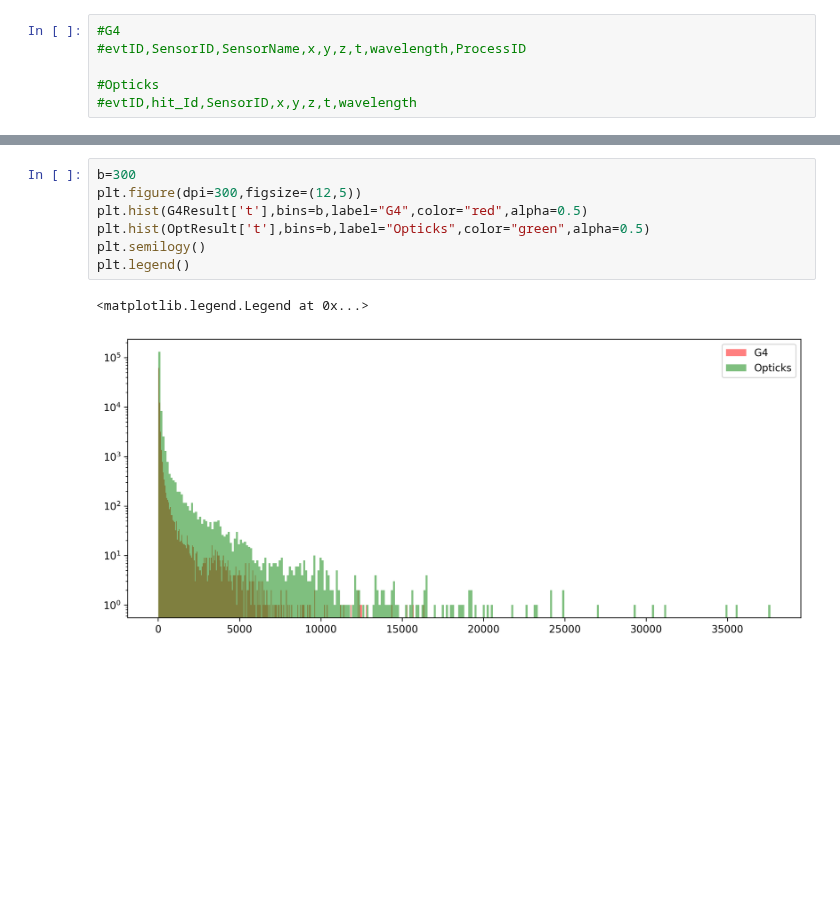
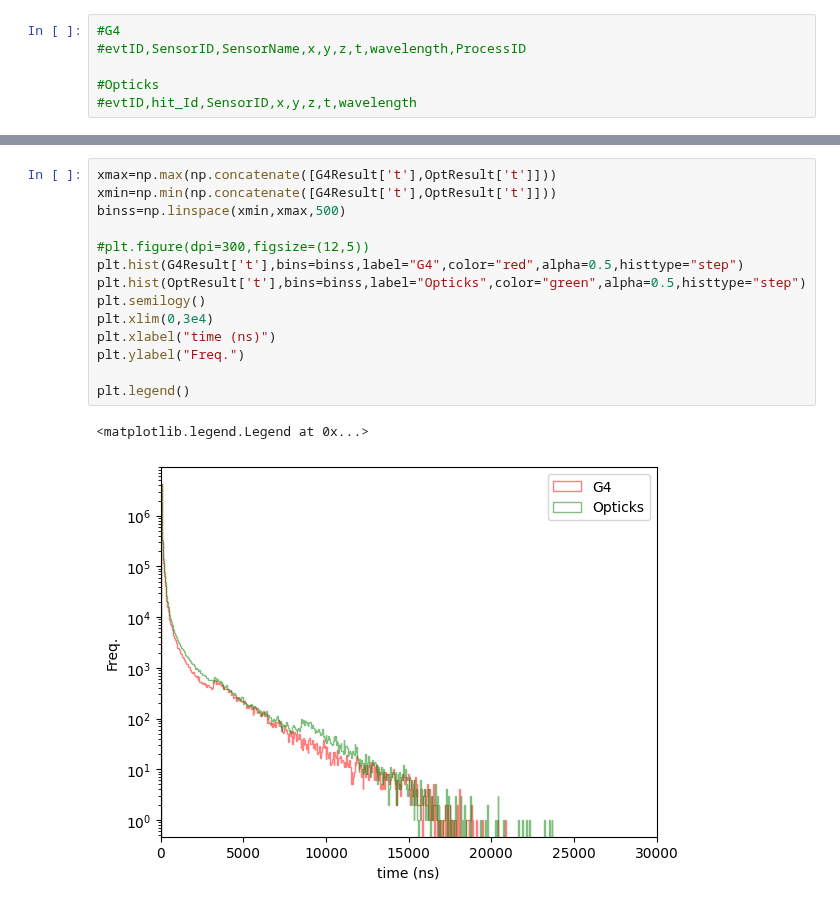
Before and after one commit to nuRiceLab/OpticalSims, a Jupyter notebook: Analysis/G4andOpticksHitsTest.ipynb, the cells around one changed output, grey strips where cells are left out. Drawn from its saved outputs; the diff is of its cells as text; blank space fills up the shorter version.

```diff
--- a/Analysis/G4andOpticksHitsTest.ipynb
+++ b/Analysis/G4andOpticksHitsTest.ipynb
@@ -104,13 +115,20 @@ np.float64(98.24412420983718)
 # %%
-b=300
-plt.figure(dpi=300,figsize=(12,5))
-plt.hist(G4Result['t'],bins=b,label="G4",color="red",alpha=0.5)
-plt.hist(OptResult['t'],bins=b,label="Opticks",color="green",alpha=0.5)
+xmax=np.max(np.concatenate([G4Result['t'],OptResult['t']]))
+xmin=np.min(np.concatenate([G4Result['t'],OptResult['t']]))
+binss=np.linspace(xmin,xmax,500)
+
+#plt.figure(dpi=300,figsize=(12,5))
+plt.hist(G4Result['t'],bins=binss,label="G4",color="red",alpha=0.5,histtype="step")
+plt.hist(OptResult['t'],bins=binss,label="Opticks",color="green",alpha=0.5,histtype="step")
 plt.semilogy()
+plt.xlim(0,3e4)
+plt.xlabel("time (ns)")
+plt.ylabel("Freq.")
+
 plt.legend()
 # %% [output]
 <matplotlib.legend.Legend at 0x...>
-[figure, old version]
+[figure, new version]
 # %%
 plt.plot(PhotonInfo["OScintPhotons"],PhotonInfo["Time"],color="red",linestyle='-',marker='o',label="Opticks")
 plt.plot(PhotonInfo["G4ScintPhotons"],PhotonInfo["Time"],color="green",linestyle='-',marker='o',label="G4")
```
Also changed, not shown: parts of 8 cells of this notebook, 7 other files.
